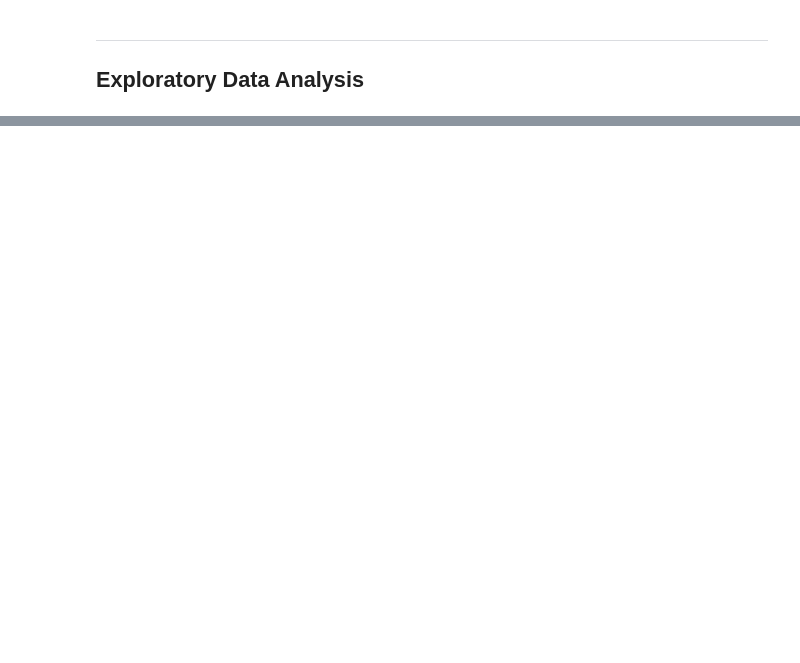
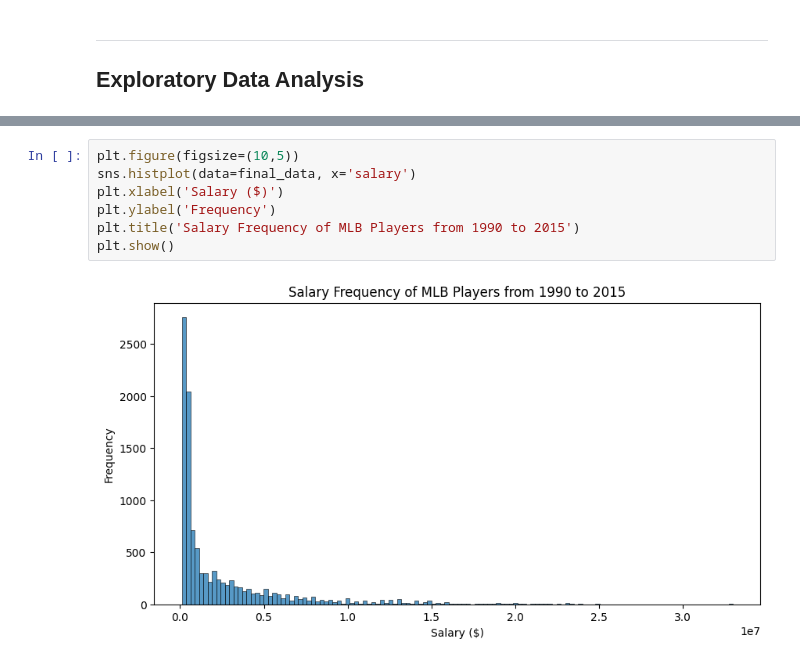
Before and after one commit to kpayton2903/PSTAT_131, a Jupyter notebook: Final_Project.ipynb, the cells around one changed output, grey strips where cells are left out. Cells and saved outputs as stored; diff of their text form; blank space fills up the shorter version.

```diff
--- a/Final_Project.ipynb
+++ b/Final_Project.ipynb
@@ -205,0 +219,9 @@ sns.heatmap(final_data.corr(numeric_only=True), annot=True, linewidth=.5)
+# %%
+plt.figure(figsize=(10,5))
+sns.histplot(data=final_data, x='salary')
+plt.xlabel('Salary ($)')
+plt.ylabel('Frequency')
+plt.title('Salary Frequency of MLB Players from 1990 to 2015')
+plt.show()
+# %% [output]
+[figure, added]
```
Also changed, not shown: parts of 21 cells of this notebook.
